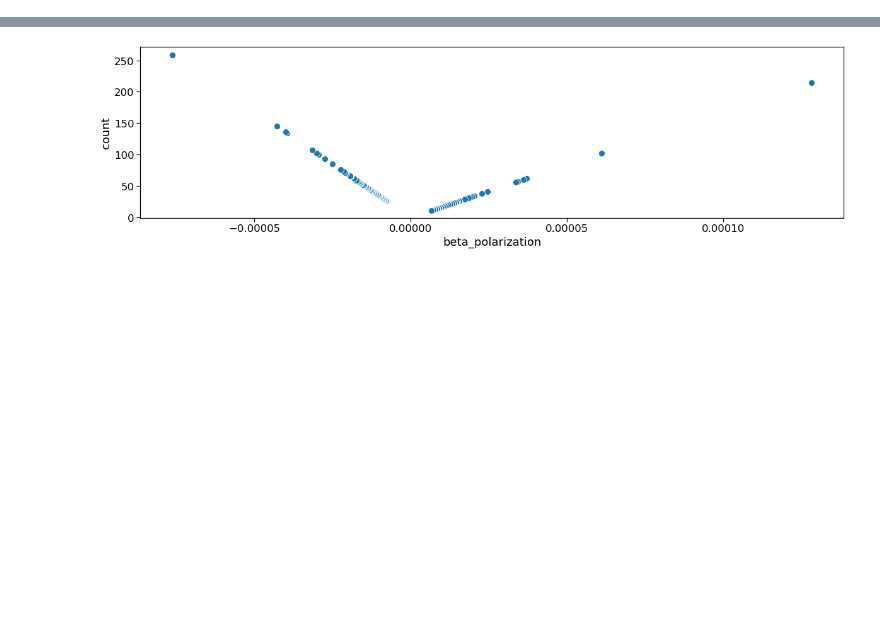
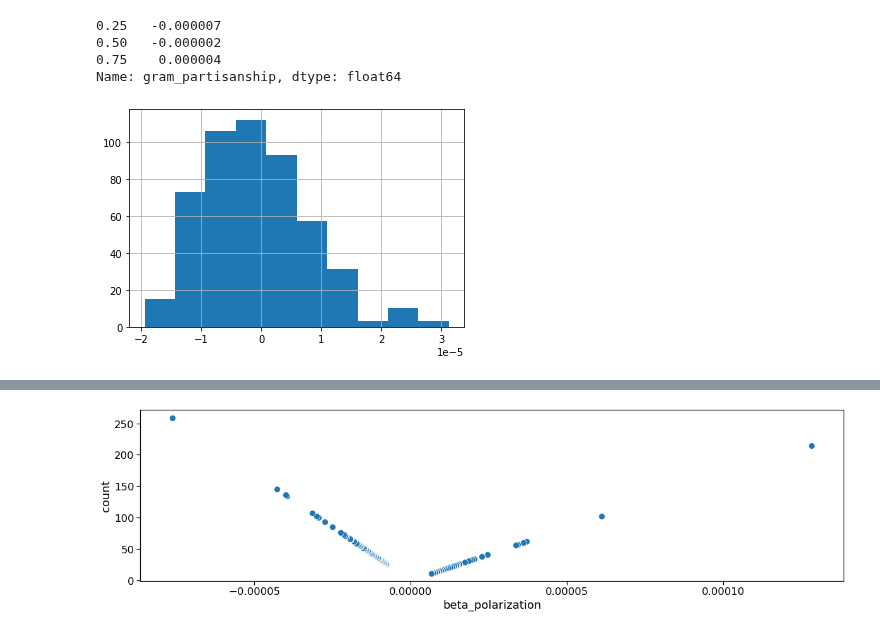
Before and after one commit to CT-P/portuguese_open_data, a Jupyter notebook: code/explore/nlp_transcripts.ipynb, the cells around one changed output, grey strips where cells are left out. Saved outputs shown, nothing was run; the diff lists cells and outputs as text; code cells hidden in the pictures; blank space fills up the shorter version.

```diff
--- a/code/explore/nlp_transcripts.ipynb
+++ b/code/explore/nlp_transcripts.ipynb
@@ -70,0 +168,19 @@ with sns.plotting_context("notebook",font_scale=1.5):
+# %%
+#Selection from the partisanship
+
+#count of trigrams bigger than 20% of the number of sessions (total of 410 sessions in leg13)
+#spoken at least in 20% of the sessions
+#declaracoes13[declaracoes13['count']>82]['count'].hist()
+#clipping outliers visually fetch from historgram
+#remove highly spoken works
+df_shared_14[(df_shared_14['count']>48) & (df_shared_14['count']<95)]['gram_partisanship'].hist()
+
+df_shared_14[(df_shared_14['count']>48) & (df_shared_14['count']<95)]['gram_partisanship'].quantile([0.25,0.5,0.75])
+
+#conclusion: selection between Q1 and Q3: 96<count<134
+# %% [output]
+0.25   -0.000007
+0.50   -0.000002
+0.75    0.000004
+Name: gram_partisanship, dtype: float64
+[figure, added]
```
Also changed, not shown: parts of 17 cells of this notebook, 3 other files.
